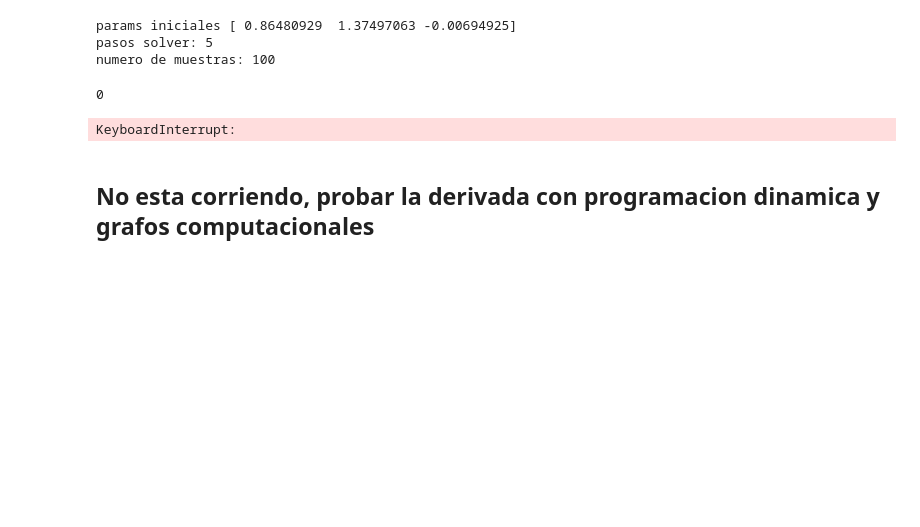
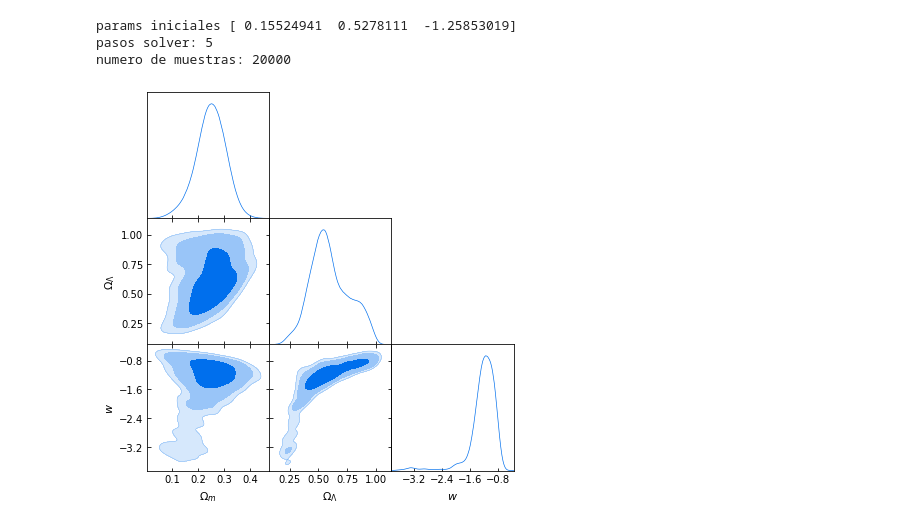
Before and after one commit to fluowhy/MCMC-methods, a Jupyter notebook: mcmc_hmc.ipynb, the cells around one changed output. Drawn from its saved outputs; the diff is of its cells as text; code cells hidden in the pictures; blank space fills up the shorter version.

Commit message:
add parameter constrains

```diff
--- a/mcmc_hmc.ipynb
+++ b/mcmc_hmc.ipynb
@@ -242,18 +272,20 @@ ps = pg*10 # paso solver
 # q inicial, revisa que sea valido
 while True:
     q = np.random.uniform(low=[0,0,-5], high=[1, 2, 0], size=3)
-    if revisa(q,redshift)==1:
+    if revisa1(q):
         break
+    #if revisa(q,redshift)==1:
+     #   break
 
 print('params iniciales', q)
 L = 5
 print('pasos solver:', L)
-N = 100
+N = 20000
 print('numero de muestras:', N)
 # %% [output]
-params iniciales [ 0.86480929  1.37497063 -0.00694925]
+params iniciales [ 0.15524941  0.5278111  -1.25853019]
 pasos solver: 5
-numero de muestras: 100
+numero de muestras: 20000
 # %%
 # Matrices de datos de la cadena
 chain = []
@@ -272,15 +304,17 @@ Ratio.append(100)
 
 Ti = time.time()
 for i in range(N):
-    print(i)
+    #print(i)
     q = chain[i]
     # revision si proposal no indefine la busqueda
     while True:
         Q, P = leapfrog(L, ps, pg, q, m, redshift, mu_obs, cov)
         Q1 = Q[-1]
         P1 = P[-1]
-        if revisa(Q1, redshift)==1: # que la raiz no sea imaginaria
+        if revisa1(Q1):
             break
+        #if revisa(Q1, redshift)==1: # que la raiz no sea imaginaria
+         #   break
     H.append(Q)
     t = cinetica(P1[0], m)
     u = potencial(mu_obs, cov, q, redshift)
@@ -315,18 +349,19 @@ t3 = chain[:,2]
 # busca argumento del minimo de chi2
 t1m, t2m, t3m = np.around(argmin2(t1, t2, t3, chi_2),3)
 print('Xi2 minimo', t1m, t2m, t3m)
-
-COV.append(covarianza)
-Chains.append(chain)
-Post.append(post)
-Xi2.append(chi_2)
-
-Chains = np.array(Chains)
-Post = np.array(Post)
-Xi2 =  np.array(Xi2)
-COV = np.array(COV)
-# %% [output]
-0
-KeyboardInterrupt:
-# %% [markdown]
-## No esta corriendo, probar la derivada con programacion dinamica y grafos computacionales
+# %%
+#Get the getdist MCSamples objects for the samples, specifying same parameter
+#names and labels; if not specified weights are assumed to all be unity
+ndim = 3
+names = ["x%s"%i for i in range(ndim)]
+labels = ["x_%s"%i for i in range(ndim)]
+samps = np.vstack((t1, t2, t3)).T
+samples = MCSamples(samples=samps, names=labs1, labels=labs1)
+
+#Triangle plot
+g = plots.getSubplotPlotter()
+samples.updateSettings({'contours': [0.68, 0.95, 0.99]})
+g.settings.num_plot_contours = 3
+g.triangle_plot([samples], filled=True)
+# %% [output]
+[figure, added]
```
Also changed, not shown: parts of 4 cells of this notebook.
